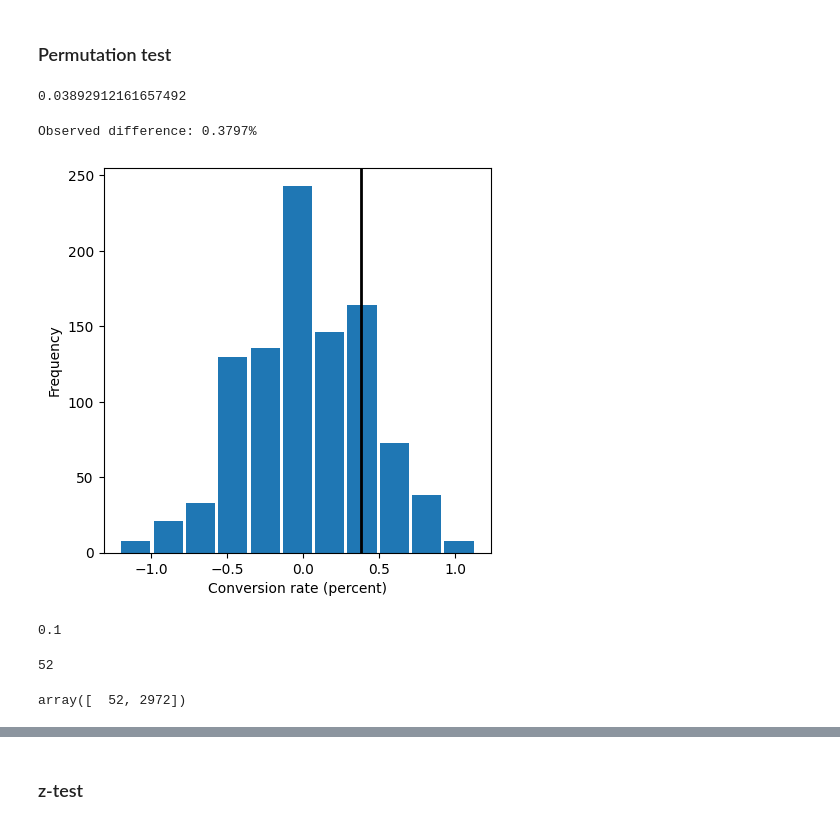
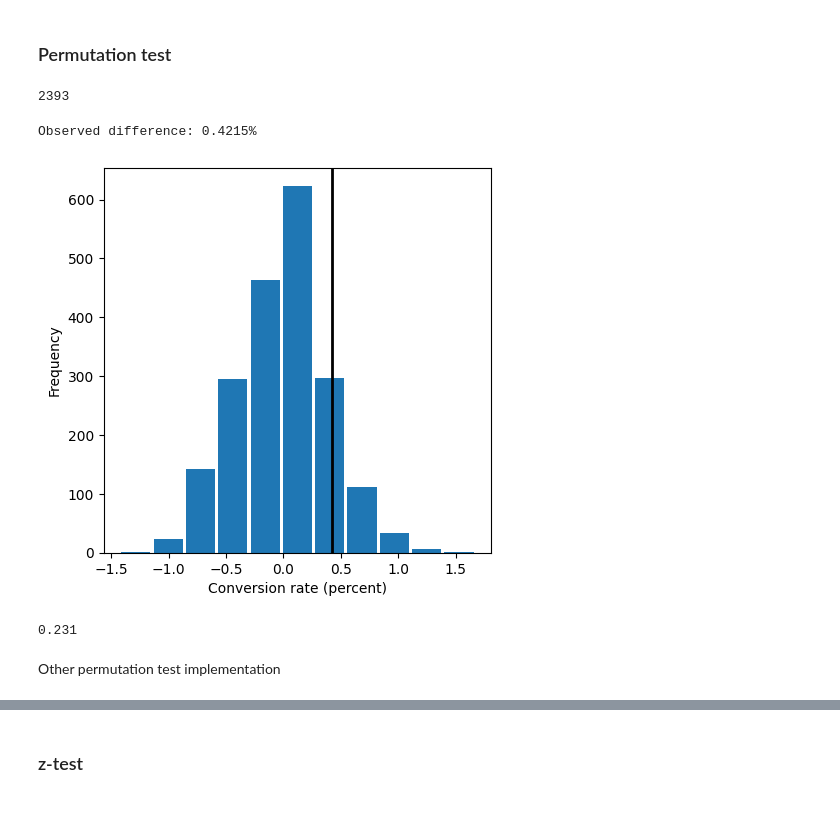
Before and after one commit to tomashbk/ab_testing, a Jupyter notebook: abtesting_2023-04-26.ipynb, the cells around one changed output, grey strips where cells are left out. Drawn from its saved outputs; the diff is of its cells as text; code cells hidden in the pictures.

```diff
--- a/abtesting_2023-04-26.ipynb
+++ b/abtesting_2023-04-26.ipynb
@@ -492,0 +548,5 @@ print(pvalue)
+# %%
+df_contingency_pt2 = df_grouped_users[['BOUGHT', 'VARIANT_NAME']].groupby('VARIANT_NAME').sum()
+# %%
+df_contingency = pd.concat([df_contingency_pt1, df_contingency_pt2], axis=1)
+df_contingency
@@ -493,3 +558,3 @@ print(pvalue)
 # %%
-df_contingency = df_grouped_users[['BOUGHTS', 'NO_BOUGHTS', 'VARIANT_NAME']].groupby('VARIANT_NAME').sum()
-df_contingency
+# df_contingency = df_grouped_users[['BOUGHTS', 'NO_BOUGHTS', 'VARIANT_NAME']].groupby('VARIANT_NAME').sum()
+# df_contingency
@@ -528,55 +588,55 @@ def permutation_test_proportions(x, nA, nB):
     n = nA + nB
     idx_B = set(random.sample(range(n), nB))
     idx_A = set(range(n)) - idx_B
-    # print(f'den_a: {x.loc[list(idx_A)].sum()}')
-    # print(f'nA: {nA}')
-    # print(f'den_b: {x.loc[list(idx_B)].sum()}')
-    # print(f'nB: {nB}')
-    # print(f'------------------------------------')
-    return (x.loc[list(idx_A)].sum() / nA) - (x.loc[list(idx_B)].sum() / nB)
+    return x.loc[list(idx_B)].mean() - x.loc[list(idx_A)].mean()
+    # n = nA + nB
+    # idx_B = set(random.sample(range(n), nB))
+    # idx_A = set(range(n)) - idx_B
+    # # print(f'den_a: {x.loc[list(idx_A)].sum()}')
+    # # print(f'nA: {nA}')
+    # # print(f'den_b: {x.loc[list(idx_B)].sum()}')
+    # # print(f'nB: {nB}')
+    # # print(f'------------------------------------')
+    # return (x.loc[list(idx_A)].sum() / nA) - (x.loc[list(idx_B)].sum() / nB)
-# %%
- (94 / 2389 - 1 / 2393)
-# %% [output]
-0.03892912161657492
+# %%
+df_contingency.loc['variant'].sum()
+# %% [output]
+2393
 # %%
 #copia
 # VARIANT_NAME  BOUGHT
 # variant       0         2351
 # control       0         2337
 #               1           52
 # variant       1           42
 # random.seed(1)
-obs_pct_diff = 100 * (52 / 2389 - 43 / 2393)
+
+observed_difference = df_contingency.loc['control', 'BOUGHT'] / df_contingency.loc['control'].sum() - df_contingency.loc['variant', 'BOUGHT'] / df_contingency.loc['variant'].sum()
+obs_pct_diff = 100 * observed_difference
 print(f'Observed difference: {obs_pct_diff:.4f}%')
-conversion = [0] * 4687
-conversion.extend([1] * 95)
+conversion = [0] * df_contingency['NO_BOUGHT'].sum()
+conversion.extend([1] * df_contingency['BOUGHT'].sum())
 conversion = pd.Series(conversion)
 
-perm_diffs = [100 * permutation_test_proportions(conversion, 2389, 2393)
-              for _ in range(1000)]
+perm_diffs = [100 * permutation_test_proportions(conversion, df_contingency.loc['control'].sum(), df_contingency.loc['variant'].sum())
+              for _ in range(2000)]
 
 fig, ax = plt.subplots(figsize=(5, 5))
 ax.hist(perm_diffs, bins=11, rwidth=0.9)
 ax.axvline(x=obs_pct_diff, color='black', lw=2)
 # ax.text(0.06, 200, 'Observed\ndifference', bbox={'facecolor':'white'})
 ax.set_xlabel('Conversion rate (percent)')
 ax.set_ylabel('Frequency')
 
 # plt.tight_layout()
 plt.show()
 # %% [output]
-Observed difference: 0.3797%
+Observed difference: 0.4215%
-[figure, old version]
+[figure, new version]
 # %%
 perm_diffs = np.array(perm_diffs)
-print(np.mean([diff > obs_pct_diff for diff in perm_diffs]))
+print(np.mean([abs(diff) > obs_pct_diff for diff in perm_diffs]))
 # %% [output]
-0.1
+0.231
-# %%
-df_contingency.T.control['BOUGHTS']
-# %% [output]
-52
-# %%
-df_contingency.loc['control'].values
-# %% [output]
-array([  52, 2972])
+# %% [markdown]
+Other permutation test implementation
```
Also changed, not shown: parts of 55 cells of this notebook.
